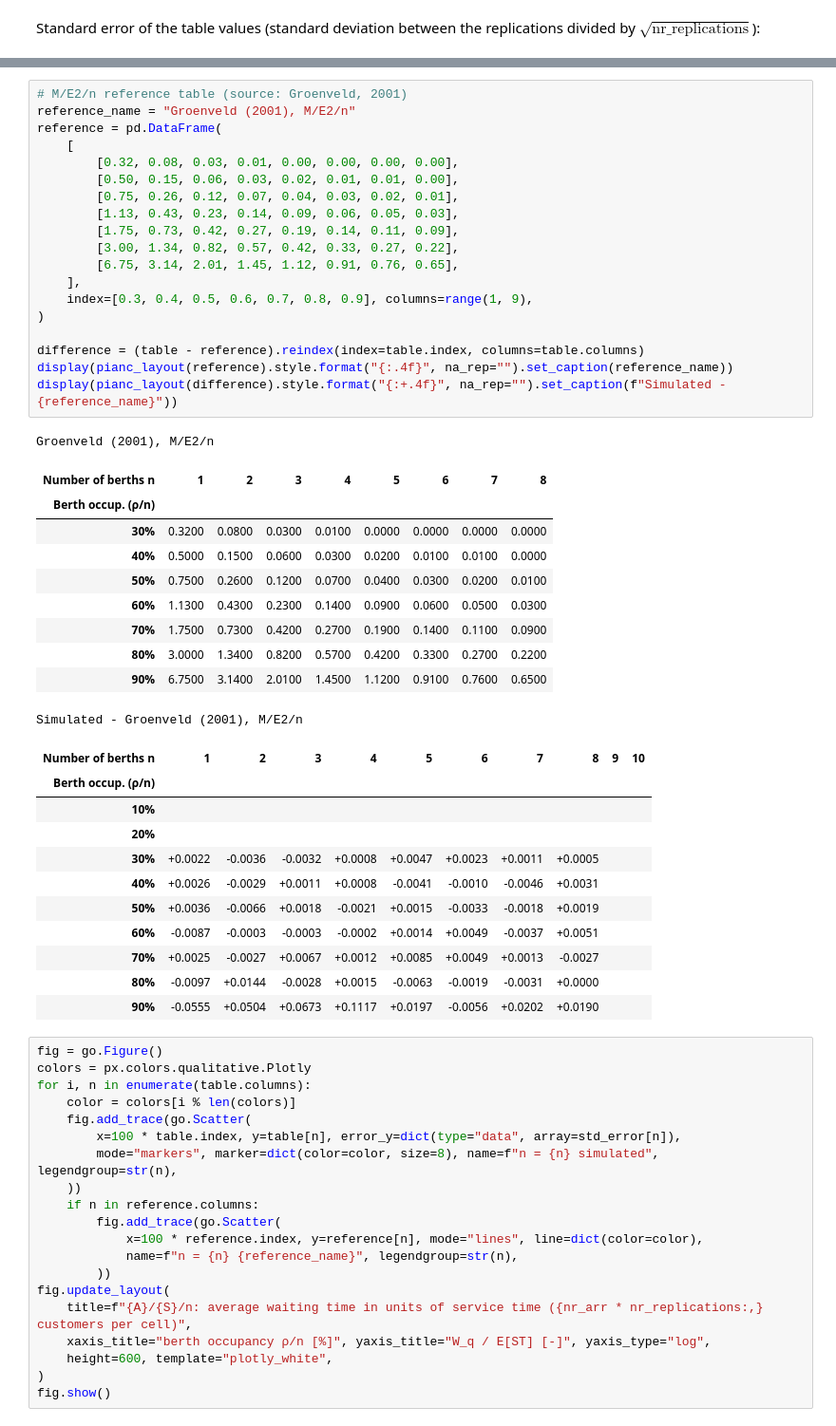
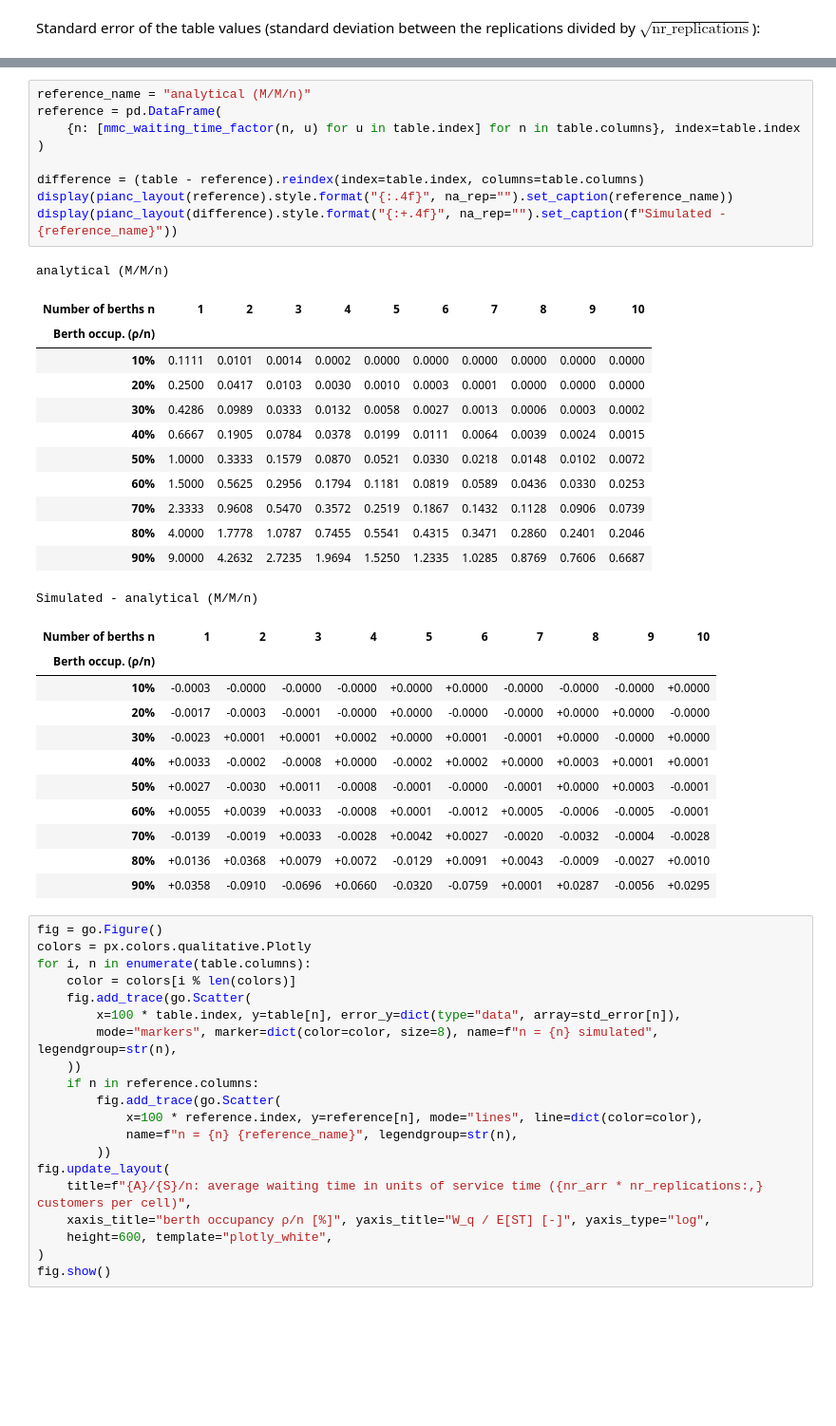
Before and after one commit to TUDelft-CITG/OpenQTSim, a Jupyter notebook: notebooks/2002 - M M n - queueing table.ipynb, the cells around one changed output, grey strips where cells are left out. Shown at 95% size. Saved outputs shown, nothing was run; the diff lists cells and outputs as text; blank space fills up the shorter version.

```diff
--- a/notebooks/1003 - M E2 n - creating a queueing table.ipynb
+++ b/notebooks/2002 - M M n - queueing table.ipynb
@@ -141,45 +151,37 @@ The differences are shown as absolute values (simulated - reference), because re
-# %%
-# M/E2/n reference table (source: Groenveld, 2001)
-reference_name = "Groenveld (2001), M/E2/n"
-reference = pd.DataFrame(
-    [
-        [0.32, 0.08, 0.03, 0.01, 0.00, 0.00, 0.00, 0.00],
-        [0.50, 0.15, 0.06, 0.03, 0.02, 0.01, 0.01, 0.00],
-        [0.75, 0.26, 0.12, 0.07, 0.04, 0.03, 0.02, 0.01],
-        [1.13, 0.43, 0.23, 0.14, 0.09, 0.06, 0.05, 0.03],
-        [1.75, 0.73, 0.42, 0.27, 0.19, 0.14, 0.11, 0.09],
-        [3.00, 1.34, 0.82, 0.57, 0.42, 0.33, 0.27, 0.22],
-        [6.75, 3.14, 2.01, 1.45, 1.12, 0.91, 0.76, 0.65],
-    ],
-    index=[0.3, 0.4, 0.5, 0.6, 0.7, 0.8, 0.9], columns=range(1, 9),
-)
-
-difference = (table - reference).reindex(index=table.index, columns=table.columns)
-display(pianc_layout(reference).style.format("{:.4f}", na_rep="").set_caption(reference_name))
-display(pianc_layout(difference).style.format("{:+.4f}", na_rep="").set_caption(f"Simulated - {reference_name}"))
-# %% [output]
-Groenveld (2001), M/E2/n
-| Number of berths n | 1 | 2 | 3 | 4 | 5 | 6 | 7 | 8 |
-| Berth occup. (ρ/n) |  |  |  |  |  |  |  |  |
-| 30% | 0.3200 | 0.0800 | 0.0300 | 0.0100 | 0.0000 | 0.0000 | 0.0000 | 0.0000 |
-| 40% | 0.5000 | 0.1500 | 0.0600 | 0.0300 | 0.0200 | 0.0100 | 0.0100 | 0.0000 |
-| 50% | 0.7500 | 0.2600 | 0.1200 | 0.0700 | 0.0400 | 0.0300 | 0.0200 | 0.0100 |
-| 60% | 1.1300 | 0.4300 | 0.2300 | 0.1400 | 0.0900 | 0.0600 | 0.0500 | 0.0300 |
-| 70% | 1.7500 | 0.7300 | 0.4200 | 0.2700 | 0.1900 | 0.1400 | 0.1100 | 0.0900 |
-| 80% | 3.0000 | 1.3400 | 0.8200 | 0.5700 | 0.4200 | 0.3300 | 0.2700 | 0.2200 |
-| 90% | 6.7500 | 3.1400 | 2.0100 | 1.4500 | 1.1200 | 0.9100 | 0.7600 | 0.6500 |
-Simulated - Groenveld (2001), M/E2/n
-| Number of berths n | 1 | 2 | 3 | 4 | 5 | 6 | 7 | 8 | 9 | 10 |
-| Berth occup. (ρ/n) |  |  |  |  |  |  |  |  |  |  |
-| 10% |  |  |  |  |  |  |  |  |  |  |
-| 20% |  |  |  |  |  |  |  |  |  |  |
-| 30% | +0.0022 | -0.0036 | -0.0032 | +0.0008 | +0.0047 | +0.0023 | +0.0011 | +0.0005 |  |  |
-| 40% | +0.0026 | -0.0029 | +0.0011 | +0.0008 | -0.0041 | -0.0010 | -0.0046 | +0.0031 |  |  |
-| 50% | +0.0036 | -0.0066 | +0.0018 | -0.0021 | +0.0015 | -0.0033 | -0.0018 | +0.0019 |  |  |
-| 60% | -0.0087 | -0.0003 | -0.0003 | -0.0002 | +0.0014 | +0.0049 | -0.0037 | +0.0051 |  |  |
-| 70% | +0.0025 | -0.0027 | +0.0067 | +0.0012 | +0.0085 | +0.0049 | +0.0013 | -0.0027 |  |  |
-| 80% | -0.0097 | +0.0144 | -0.0028 | +0.0015 | -0.0063 | -0.0019 | -0.0031 | +0.0000 |  |  |
-| 90% | -0.0555 | +0.0504 | +0.0673 | +0.1117 | +0.0197 | -0.0056 | +0.0202 | +0.0190 |  |  |
+# %%
+reference_name = "analytical (M/M/n)"
+reference = pd.DataFrame(
+    {n: [mmc_waiting_time_factor(n, u) for u in table.index] for n in table.columns}, index=table.index
+)
+
+difference = (table - reference).reindex(index=table.index, columns=table.columns)
+display(pianc_layout(reference).style.format("{:.4f}", na_rep="").set_caption(reference_name))
+display(pianc_layout(difference).style.format("{:+.4f}", na_rep="").set_caption(f"Simulated - {reference_name}"))
+# %% [output]
+analytical (M/M/n)
+| Number of berths n | 1 | 2 | 3 | 4 | 5 | 6 | 7 | 8 | 9 | 10 |
+| Berth occup. (ρ/n) |  |  |  |  |  |  |  |  |  |  |
+| 10% | 0.1111 | 0.0101 | 0.0014 | 0.0002 | 0.0000 | 0.0000 | 0.0000 | 0.0000 | 0.0000 | 0.0000 |
+| 20% | 0.2500 | 0.0417 | 0.0103 | 0.0030 | 0.0010 | 0.0003 | 0.0001 | 0.0000 | 0.0000 | 0.0000 |
+| 30% | 0.4286 | 0.0989 | 0.0333 | 0.0132 | 0.0058 | 0.0027 | 0.0013 | 0.0006 | 0.0003 | 0.0002 |
+| 40% | 0.6667 | 0.1905 | 0.0784 | 0.0378 | 0.0199 | 0.0111 | 0.0064 | 0.0039 | 0.0024 | 0.0015 |
+| 50% | 1.0000 | 0.3333 | 0.1579 | 0.0870 | 0.0521 | 0.0330 | 0.0218 | 0.0148 | 0.0102 | 0.0072 |
+| 60% | 1.5000 | 0.5625 | 0.2956 | 0.1794 | 0.1181 | 0.0819 | 0.0589 | 0.0436 | 0.0330 | 0.0253 |
+| 70% | 2.3333 | 0.9608 | 0.5470 | 0.3572 | 0.2519 | 0.1867 | 0.1432 | 0.1128 | 0.0906 | 0.0739 |
+| 80% | 4.0000 | 1.7778 | 1.0787 | 0.7455 | 0.5541 | 0.4315 | 0.3471 | 0.2860 | 0.2401 | 0.2046 |
+| 90% | 9.0000 | 4.2632 | 2.7235 | 1.9694 | 1.5250 | 1.2335 | 1.0285 | 0.8769 | 0.7606 | 0.6687 |
+Simulated - analytical (M/M/n)
+| Number of berths n | 1 | 2 | 3 | 4 | 5 | 6 | 7 | 8 | 9 | 10 |
+| Berth occup. (ρ/n) |  |  |  |  |  |  |  |  |  |  |
+| 10% | -0.0003 | -0.0000 | -0.0000 | -0.0000 | +0.0000 | +0.0000 | -0.0000 | -0.0000 | -0.0000 | +0.0000 |
+| 20% | -0.0017 | -0.0003 | -0.0001 | -0.0000 | +0.0000 | -0.0000 | -0.0000 | +0.0000 | +0.0000 | -0.0000 |
+| 30% | -0.0023 | +0.0001 | +0.0001 | +0.0002 | +0.0000 | +0.0001 | -0.0001 | +0.0000 | -0.0000 | +0.0000 |
+| 40% | +0.0033 | -0.0002 | -0.0008 | +0.0000 | -0.0002 | +0.0002 | +0.0000 | +0.0003 | +0.0001 | +0.0001 |
+| 50% | +0.0027 | -0.0030 | +0.0011 | -0.0008 | -0.0001 | -0.0000 | -0.0001 | +0.0000 | +0.0003 | -0.0001 |
+| 60% | +0.0055 | +0.0039 | +0.0033 | -0.0008 | +0.0001 | -0.0012 | +0.0005 | -0.0006 | -0.0005 | -0.0001 |
+| 70% | -0.0139 | -0.0019 | +0.0033 | -0.0028 | +0.0042 | +0.0027 | -0.0020 | -0.0032 | -0.0004 | -0.0028 |
+| 80% | +0.0136 | +0.0368 | +0.0079 | +0.0072 | -0.0129 | +0.0091 | +0.0043 | -0.0009 | -0.0027 | +0.0010 |
+| 90% | +0.0358 | -0.0910 | -0.0696 | +0.0660 | -0.0320 | -0.0759 | +0.0001 | +0.0287 | -0.0056 | +0.0295 |
 # %%
 fig = go.Figure()
 colors = px.colors.qualitative.Plotly
```
Also changed, not shown: parts of 9 cells of this notebook, 43 other files.
